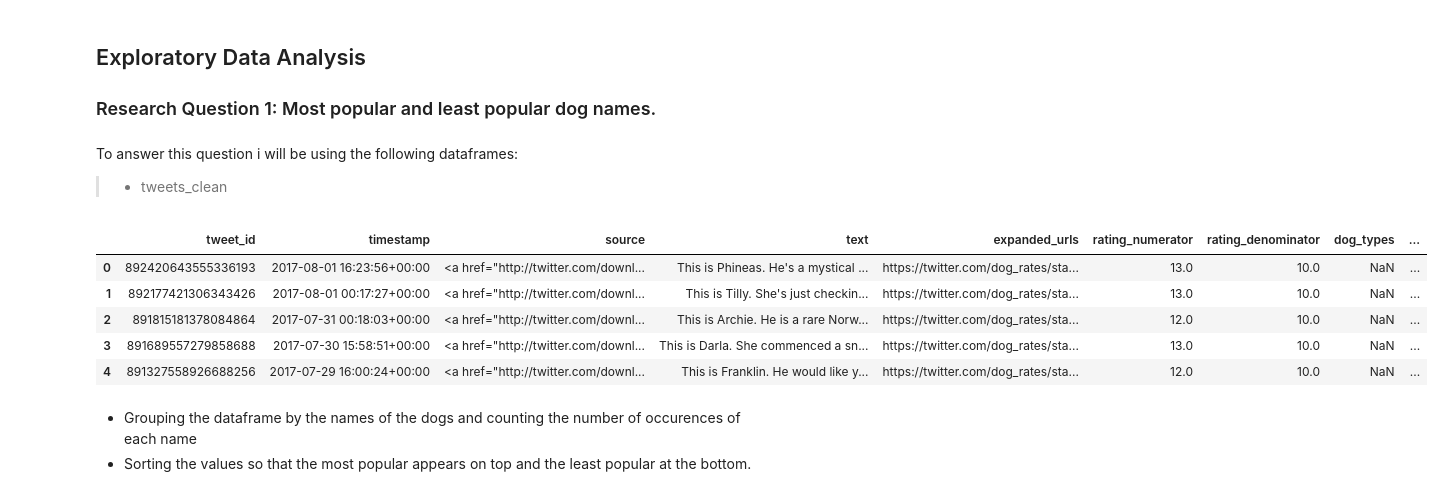
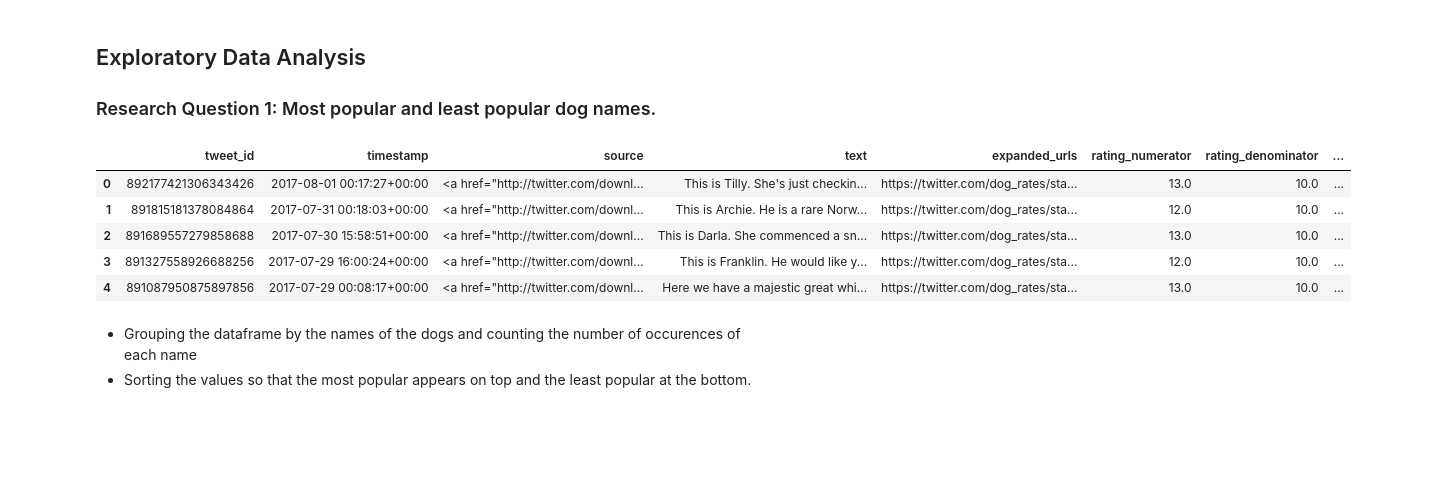
Before and after one commit to Tobi-David/Analyse-welovedogs-twitter-posts, a Jupyter notebook: wrangle_act.ipynb, the cells around one changed output. Cells and saved outputs as stored; diff of their text form; code cells hidden in the pictures; blank space fills up the shorter version.

```diff
--- a/wrangle_act.ipynb
+++ b/wrangle_act.ipynb
@@ -621,2 +606,0 @@ tweets_clean = tweets_clean.merge(tweet_info_clean,left_on='tweet_id',right_on='
-# %%
-tweets_clean.dropna(subset=['favorite_count'],inplace=True)
@@ -633,0 +636,8 @@ tweets_clean.head()
+# %%
+for i,y in tweets_clean.iterrows():
+    if 'doggos' in y['text']:
+        tweets_clean.at[i,'dog_stages'] = 'doggo'
+    elif 'puppers' in y['text']:
+        tweets_clean.at[i,'dog_stages'] = 'pupper'
+    elif 'puppos' in y['text']:
+        tweets_clean.at[i,'dog_stages'] = 'puppo'
@@ -688,0 +729,2 @@ image_predictions_clean
+# %%
+image_predictions_clean['dog_breed']= image_predictions_clean['dog_breed'].str.title().str.replace('_',' ')
@@ -688,0 +766,2 @@ image_predictions_clean
+# %%
+master_df = tweets_clean.merge(tweet_info_clean,on='tweet_id').merge(image_predictions_clean[['tweet_id','dog_breed']],on='tweet_id')
@@ -692,18 +789,15 @@ image_predictions_clean
 ## Exploratory Data Analysis
 
 ### Research Question 1: Most popular and least popular dog names.
-# %% [markdown]
-To answer this question i will be using the following dataframes:
-> - tweets_clean
 # %%
-tweets_clean.head()
+master_df.head()
 # %% [output]
-|  | tweet_id | timestamp | source | text | expanded_urls | rating_numerator | rating_denominator | dog_types | ... |
-| 0 | 892420643555336193 | 2017-08-01 16:23:56+00:00 | <a href="http://twitter.com/downl... | This is Phineas. He's a mystical ... | https://twitter.com/dog_rates/sta... | 13.0 | 10.0 | NaN | ... |
-| 1 | 892177421306343426 | 2017-08-01 00:17:27+00:00 | <a href="http://twitter.com/downl... | This is Tilly. She's just checkin... | https://twitter.com/dog_rates/sta... | 13.0 | 10.0 | NaN | ... |
-| 2 | 891815181378084864 | 2017-07-31 00:18:03+00:00 | <a href="http://twitter.com/downl... | This is Archie. He is a rare Norw... | https://twitter.com/dog_rates/sta... | 12.0 | 10.0 | NaN | ... |
-| 3 | 891689557279858688 | 2017-07-30 15:58:51+00:00 | <a href="http://twitter.com/downl... | This is Darla. She commenced a sn... | https://twitter.com/dog_rates/sta... | 13.0 | 10.0 | NaN | ... |
-| 4 | 891327558926688256 | 2017-07-29 16:00:24+00:00 | <a href="http://twitter.com/downl... | This is Franklin. He would like y... | https://twitter.com/dog_rates/sta... | 12.0 | 10.0 | NaN | ... |
+|  | tweet_id | timestamp | source | text | expanded_urls | rating_numerator | rating_denominator | ... |
+| 0 | 892177421306343426 | 2017-08-01 00:17:27+00:00 | <a href="http://twitter.com/downl... | This is Tilly. She's just checkin... | https://twitter.com/dog_rates/sta... | 13.0 | 10.0 | ... |
+| 1 | 891815181378084864 | 2017-07-31 00:18:03+00:00 | <a href="http://twitter.com/downl... | This is Archie. He is a rare Norw... | https://twitter.com/dog_rates/sta... | 12.0 | 10.0 | ... |
+| 2 | 891689557279858688 | 2017-07-30 15:58:51+00:00 | <a href="http://twitter.com/downl... | This is Darla. She commenced a sn... | https://twitter.com/dog_rates/sta... | 13.0 | 10.0 | ... |
+| 3 | 891327558926688256 | 2017-07-29 16:00:24+00:00 | <a href="http://twitter.com/downl... | This is Franklin. He would like y... | https://twitter.com/dog_rates/sta... | 12.0 | 10.0 | ... |
+| 4 | 891087950875897856 | 2017-07-29 00:08:17+00:00 | <a href="http://twitter.com/downl... | Here we have a majestic great whi... | https://twitter.com/dog_rates/sta... | 13.0 | 10.0 | ... |
 # %% [markdown]
 - Grouping the dataframe by the names of the dogs and counting the number of occurences of each name
 - Sorting the values so that the most popular appears on top and the least popular at the bottom.
```
Also changed, not shown: parts of 63 cells of this notebook.
